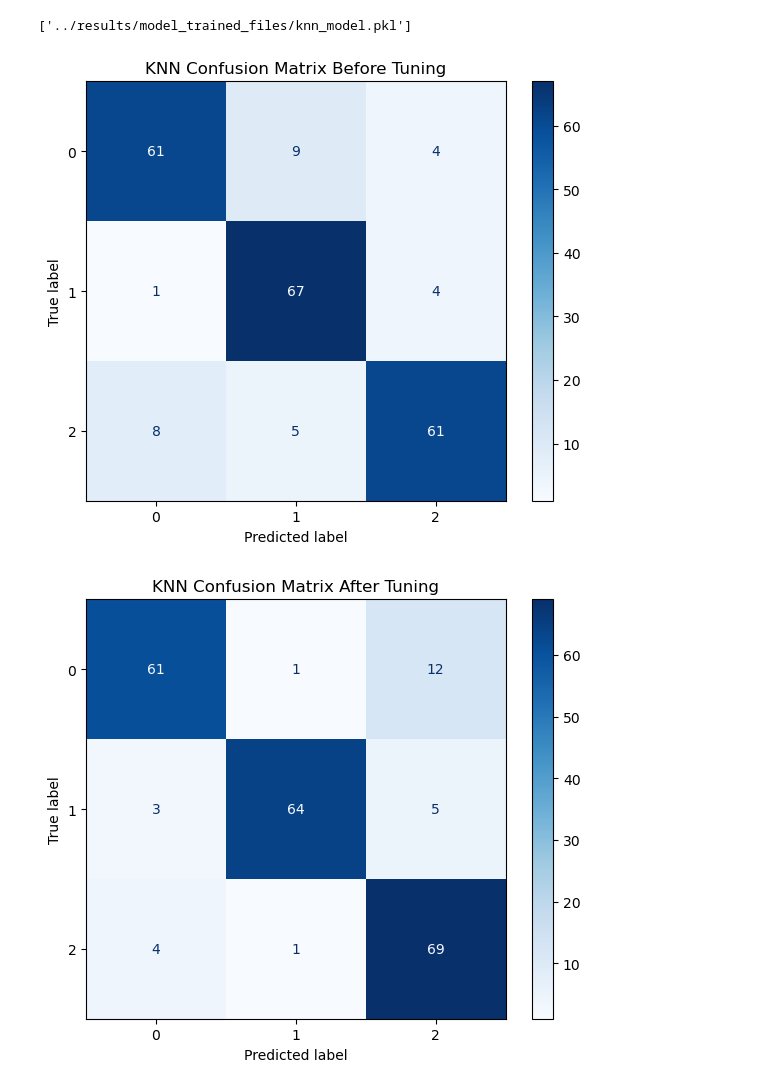
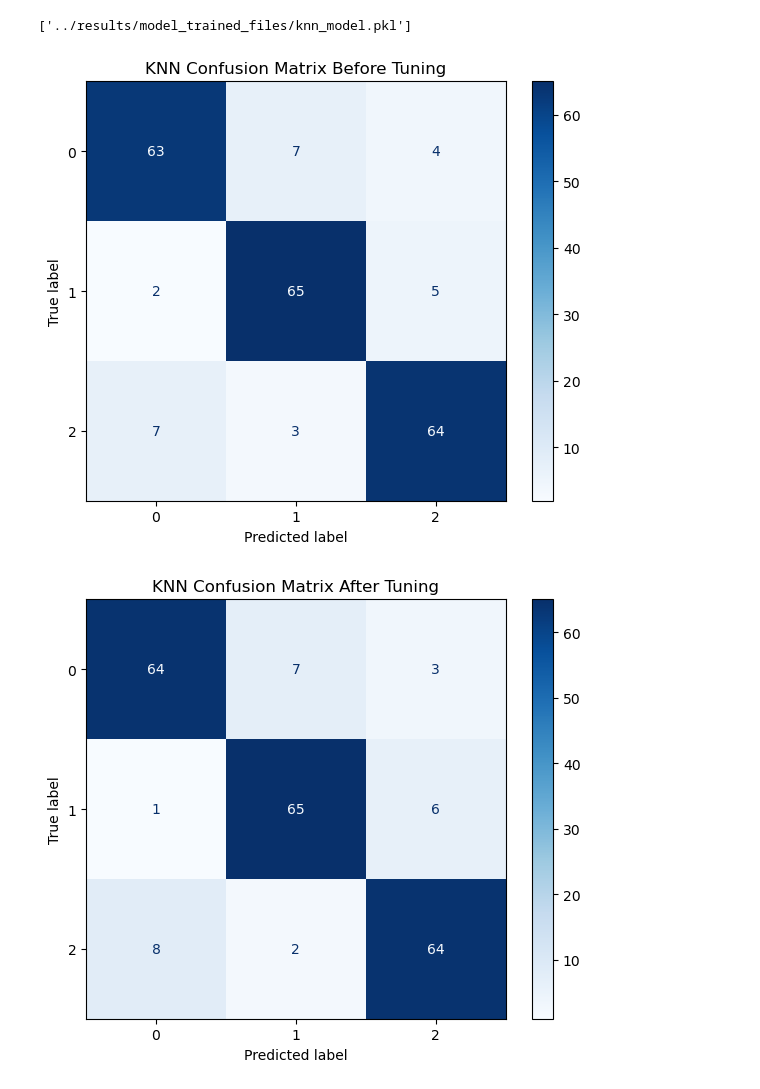
Before and after one commit to chandiracje/AIMAL_Project_Y2S1_G8.1_03, a Jupyter notebook: notebooks/KNN.ipynb, the cells around one changed output. Cells and saved outputs as stored; diff of their text form; code cells hidden in the pictures.

```diff
--- a/notebooks/KNN.ipynb
+++ b/notebooks/KNN.ipynb
@@ -3,6 +3,9 @@ import pandas as pd
 # %%
 train_df = pd.read_csv('../results/outputs/Stress_level_dataset_featured/stress_level_train_featured.csv')
 test_df = pd.read_csv('../results/outputs/Stress_level_dataset_featured/stress_level_test_featured.csv')
+# %%
+train_df_pca = pd.read_csv('../results/outputs/PCA/pca_train.csv')
+test_df_pca = pd.read_csv('../results/outputs/PCA/pca_test.csv')
 # %%
 print(test_df.shape)
 print(train_df.shape)
@@ -42,0 +46,21 @@ weighted avg       0.86      0.86      0.86       220
+# %%
+feature_cols_pca = [c for c in train_df_pca.columns if c != "target"]
+
+x_train_pca = train_df_pca[feature_cols_pca]
+y_train_pca = train_df_pca["target"]
+
+x_test_pca = test_df_pca[feature_cols_pca]
+y_test_pca = test_df_pca["target"]
+
+knn_pca = KNeighborsClassifier()
+knn_pca.fit(x_train_pca, y_train_pca)
+
+knn_preds_pca = knn_pca.predict(x_test_pca)
+knn_accuracy_pca = accuracy_score(y_test_pca, knn_preds_pca)
+
+knn_preds_pca_t = knn_pca.predict(x_train_pca)
+knn_accuracy_pca_train = accuracy_score(y_train_pca, knn_preds_pca_t)
+
+print("KNN PCA Test Accuracy:", knn_accuracy_pca)
+print("KNN PCA Training Accuracy:", knn_accuracy_pca_train)
+print(classification_report(y_test_pca, knn_preds_pca))
@@ -60,7 +100,7 @@ grid_knn = GridSearchCV(
     verbose=1
 )
 
-grid_knn.fit(x_train, y_train)
+grid_knn.fit(x_train_pca, y_train_pca)
 
 print("Best KNN parameters:", grid_knn.best_params_)
 print("Best KNN CV accuracy:", grid_knn.best_score_)
@@ -71,14 +111,14 @@ Best KNN CV accuracy: 0.8818181818181821
 # %%
 best_knn = grid_knn.best_estimator_
-tuned_knn_preds = best_knn.predict(x_test)
-tuned_knn_accuracy = accuracy_score(y_test, tuned_knn_preds)
+tuned_knn_preds = best_knn.predict(x_test_pca)
+tuned_knn_accuracy = accuracy_score(y_test_pca, tuned_knn_preds)
 
 print("Tuned KNN Test Accuracy for Test Data:", tuned_knn_accuracy)
-print(classification_report(y_test, tuned_knn_preds))
+print(classification_report(y_test_pca, tuned_knn_preds))
 
-tuned_knn_preds_t = best_knn.predict(x_train)
-tuned_knn_accuracy_t = accuracy_score(y_train, tuned_knn_preds_t)
+tuned_knn_preds_t = best_knn.predict(x_train_pca)
+tuned_knn_accuracy_t = accuracy_score(y_train_pca, tuned_knn_preds_t)
 
 print("Tuned KNN Test Accuracy for Training Data:", tuned_knn_accuracy_t)
-print(classification_report(y_train, tuned_knn_preds_t))
+print(classification_report(y_train_pca, tuned_knn_preds_t))
 # %% [output]
@@ -116,8 +156,8 @@ from sklearn.inspection import DecisionBoundaryDisplay
 
 fig, ax = plt.subplots(figsize=(6, 5))
 ConfusionMatrixDisplay.from_predictions(
-    y_test,
-    knn_preds,
+    y_test_pca,
+    knn_preds_pca,
     cmap="Blues",
     ax=ax
 )
@@ -125,19 +165,19 @@ ax.set_title("KNN Confusion Matrix Before Tuning")
 plt.tight_layout()
 plt.show()
 # %% [output]
-[figure, old version]
+[figure, new version]
 # %%
 #After tuning
 
 fig, ax = plt.subplots(figsize=(6, 5))
 ConfusionMatrixDisplay.from_predictions(
-    y_test,
+    y_test_pca,
     tuned_knn_preds,
     cmap="Blues",
     ax=ax
 )
 ax.set_title("KNN Confusion Matrix After Tuning")
 plt.tight_layout()
 plt.show()
 # %% [output]
-[figure, old version]
+[figure, new version]
```
Also changed, not shown: parts of 7 cells of this notebook, 3 other files.
